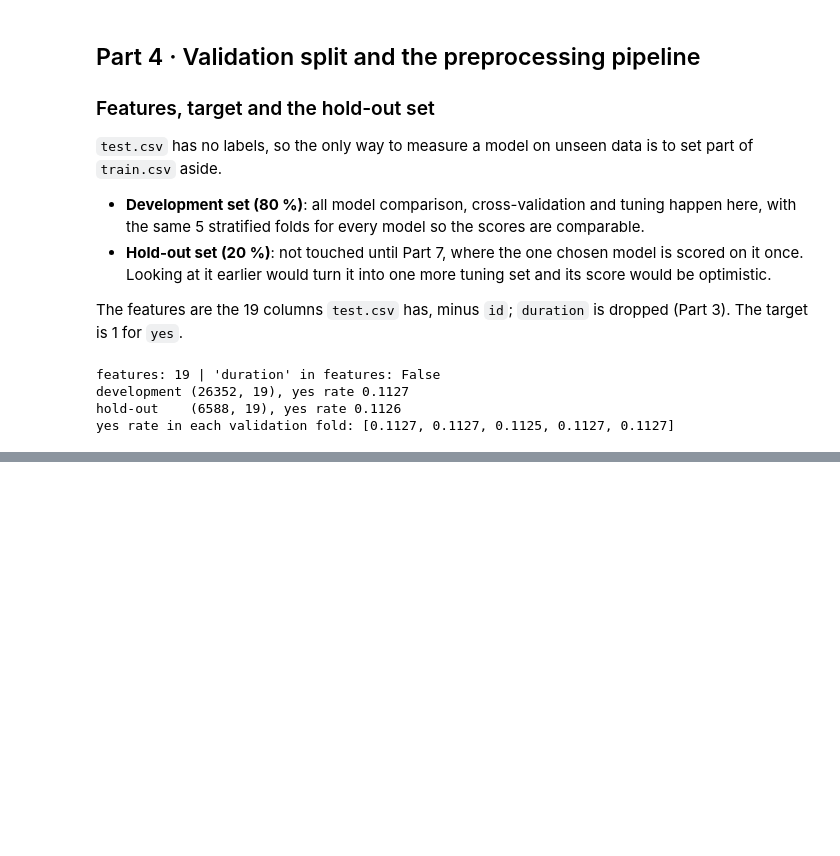
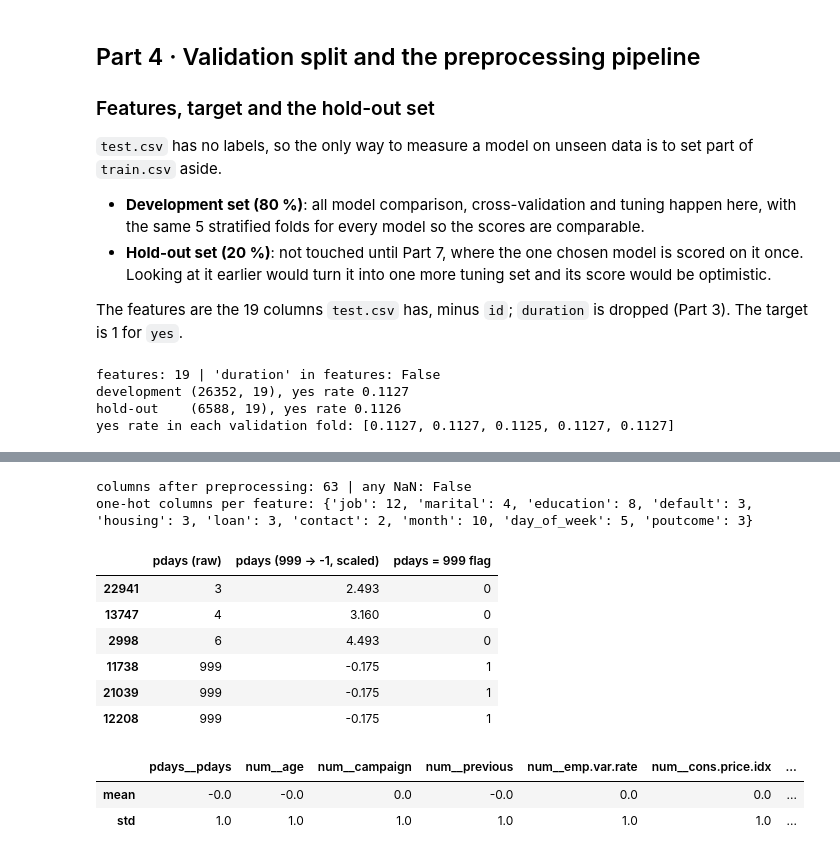
Before and after one commit to abo-code-1/task-03-ML-course, a Jupyter notebook: Imamsidikov_task3.ipynb, the cells around one changed output, grey strips where cells are left out. Drawn from its saved outputs; the diff is of its cells as text; code cells hidden in the pictures; blank space fills up the shorter version.

Commit message:
Part 4: preprocessing ColumnTransformer (pdays 999 flag, scaling, one-hot keeping unknown) from scikit-learn classes only
Co-Authored-By: Claude Opus 5.5 <noreply@anthropic.com>

```diff
--- a/Imamsidikov_task3.ipynb
+++ b/Imamsidikov_task3.ipynb
@@ -478,0 +498,54 @@ yes rate in each validation fold: [0.1127, 0.1127, 0.1125, 0.1127, 0.1127]
+# %%
+from sklearn.compose import ColumnTransformer
+from sklearn.impute import MissingIndicator, SimpleImputer
+from sklearn.pipeline import Pipeline, make_pipeline
+from sklearn.preprocessing import OneHotEncoder, StandardScaler
+
+numeric_rest = [c for c in numeric if c != "pdays"]
+
+
+def make_preprocessor():
+    return ColumnTransformer([
+        ("pdays", make_pipeline(SimpleImputer(missing_values=999, strategy="constant", fill_value=-1),
+                                StandardScaler()), ["pdays"]),
+        ("pdays_999", MissingIndicator(missing_values=999, features="all"), ["pdays"]),
+        ("num", StandardScaler(), numeric_rest),
+        ("cat", OneHotEncoder(handle_unknown="ignore", sparse_output=False), categorical),
+    ])
+
+
+def make_pipe(model):
+    return Pipeline([("prep", make_preprocessor()), ("model", model)])
+
+
+prep = make_preprocessor().fit(X_dev)
+Z = pd.DataFrame(prep.transform(X_dev), columns=prep.get_feature_names_out(), index=X_dev.index)
+print("columns after preprocessing:", Z.shape[1], "| any NaN:", bool(Z.isna().any().any()))
+print("one-hot columns per feature:",
+      {c: len(levels) for c, levels in zip(categorical, prep.named_transformers_["cat"].categories_)})
+# %% [output]
+columns after preprocessing: 63 | any NaN: False
+one-hot columns per feature: {'job': 12, 'marital': 4, 'education': 8, 'default': 3, 'housing': 3, 'loan': 3, 'contact': 2, 'month': 10, 'day_of_week': 5, 'poutcome': 3}
+# %%
+# What happens to pdays: three rows with a real value and three with 999
+sample = pd.concat([X_dev[X_dev["pdays"] != 999].head(3), X_dev[X_dev["pdays"] == 999].head(3)])
+pd.DataFrame({
+    "pdays (raw)": sample["pdays"],
+    "pdays (999 -> -1, scaled)": Z.loc[sample.index, "pdays__pdays"].round(3),
+    "pdays = 999 flag": Z.loc[sample.index, "pdays_999__missingindicator_pdays"].astype(int),
+})
+# %% [output]
+|  | pdays (raw) | pdays (999 -> -1, scaled) | pdays = 999 flag |
+| 22941 | 3 | 2.493 | 0 |
+| 13747 | 4 | 3.160 | 0 |
+| 2998 | 6 | 4.493 | 0 |
+| 11738 | 999 | -0.175 | 1 |
+| 21039 | 999 | -0.175 | 1 |
+| 12208 | 999 | -0.175 | 1 |
+# %%
+# Every numeric column now has mean 0 and standard deviation 1 on the data it was fitted on
+Z[[c for c in Z.columns if c.startswith(("num__", "pdays__"))]].agg(["mean", "std"]).round(3)
+# %% [output]
+|  | pdays__pdays | num__age | num__campaign | num__previous | num__emp.var.rate | num__cons.price.idx | ... |
+| mean | -0.0 | -0.0 | 0.0 | -0.0 | 0.0 | 0.0 | ... |
+| std | 1.0 | 1.0 | 1.0 | 1.0 | 1.0 | 1.0 | ... |
```
Also changed, not shown: parts of 1 cell of this notebook, 1 other file.
